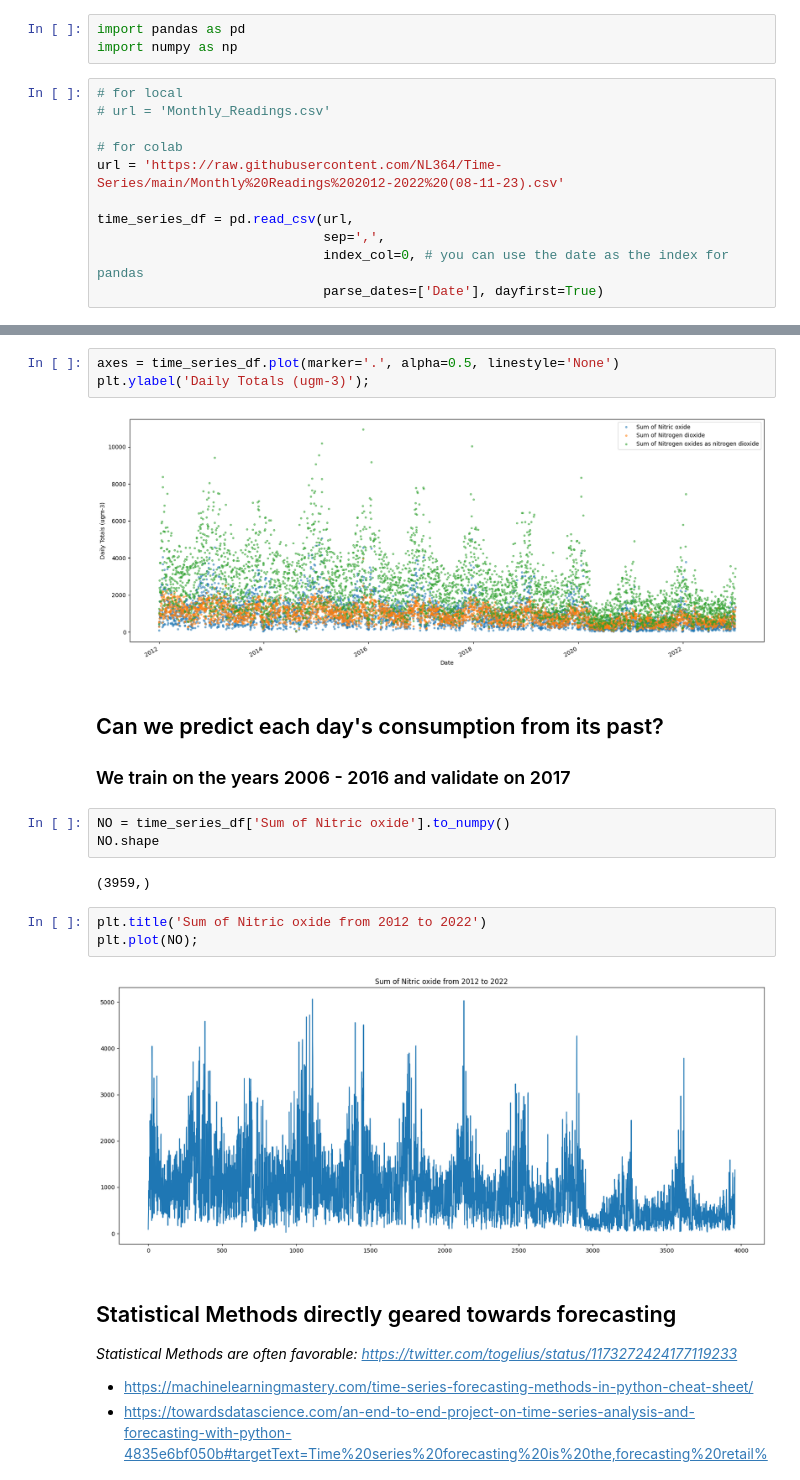
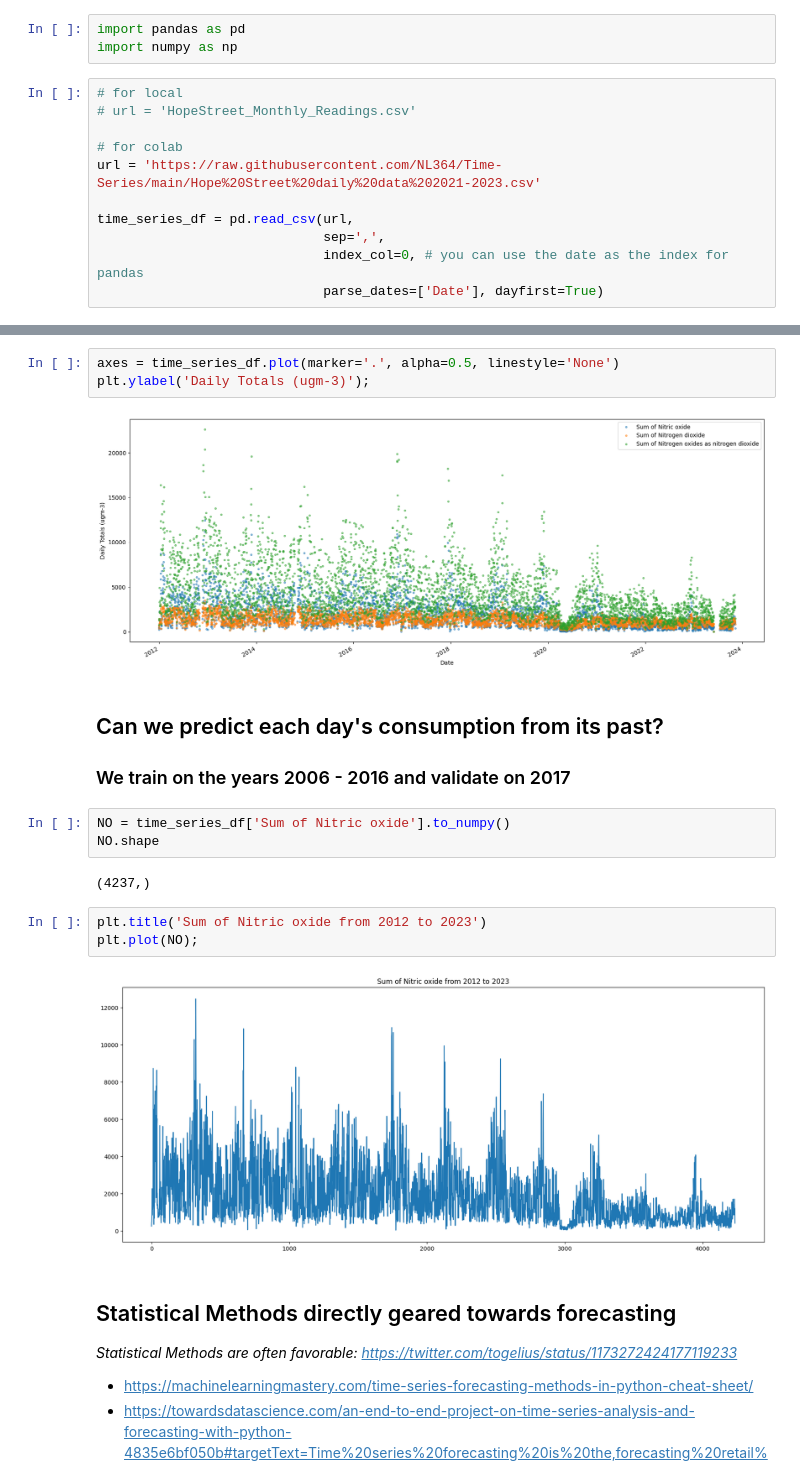
Before and after one commit to NL364/Time-Series, a Jupyter notebook: notebooks/tf2/time-series-rnn-full-predict.ipynb, the cells around one changed output, grey strips where cells are left out. Saved outputs shown, nothing was run; the diff lists cells and outputs as text.

Commit message:
Glasgow Hope Street

```diff
--- a/notebooks/tf2/time-series-rnn-full-predict.ipynb
+++ b/notebooks/tf2/time-series-rnn-full-predict.ipynb
@@ -21,10 +21,10 @@ import pandas as pd
 import numpy as np
 # %%
 # for local
-# url = 'Monthly_Readings.csv'
+# url = 'HopeStreet_Monthly_Readings.csv'
 
 # for colab
-url = 'https://raw.githubusercontent.com/NL364/Time-Series/main/Monthly%20Readings%202012-2022%20(08-11-23).csv'
+url = 'https://raw.githubusercontent.com/NL364/Time-Series/main/Hope%20Street%20daily%20data%202021-2023.csv'
 
 time_series_df = pd.read_csv(url,
                              sep=',',
@@ -42,7 +42,7 @@ for ax in axes:
 axes = time_series_df.plot(marker='.', alpha=0.5, linestyle='None')
 plt.ylabel('Daily Totals (ugm-3)');
 # %% [output]
-[figure, old version]
+[figure, new version]
 # %% [markdown]
 ## Can we predict each day's consumption from its past?
 
@@ -51,12 +51,12 @@ plt.ylabel('Daily Totals (ugm-3)');
 NO = time_series_df['Sum of Nitric oxide'].to_numpy()
 NO.shape
 # %% [output]
-(3959,)
+(4237,)
 # %%
-plt.title('Sum of Nitric oxide from 2012 to 2022')
+plt.title('Sum of Nitric oxide from 2012 to 2023')
 plt.plot(NO);
 # %% [output]
-[figure, old version]
+[figure, new version]
 # %% [markdown]
 ## Statistical Methods directly geared towards forecasting
 
```
Also changed, not shown: parts of 24 cells of this notebook.
